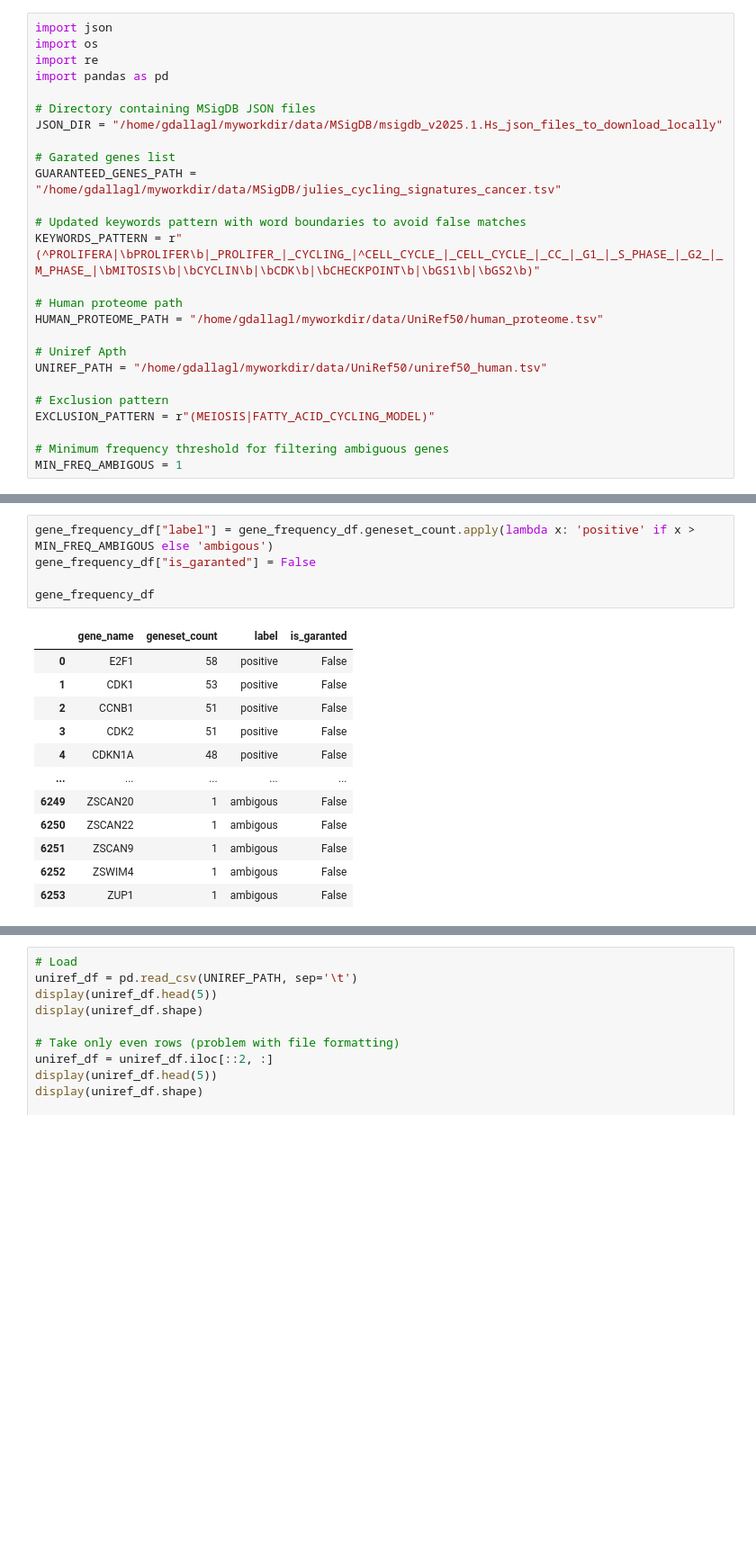
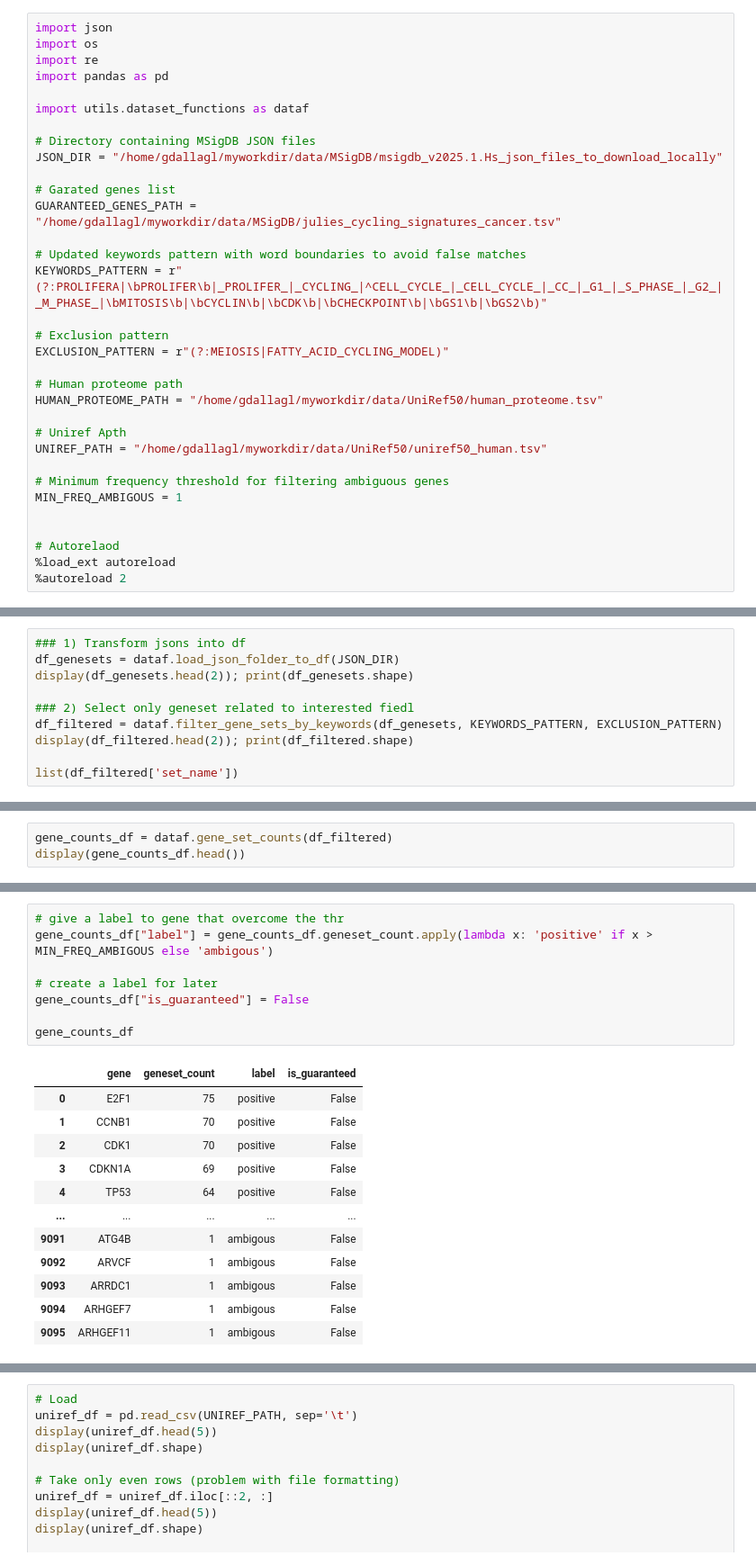
Before and after one commit to 8gabri8/ESMSec, a Jupyter notebook: creaet_cell_cycle_dataset.ipynb, the cells around one changed output, grey strips where cells are left out. Shown at 90% size. Saved outputs shown, nothing was run; the diff lists cells and outputs as text; blank space fills up the shorter version.

```diff
--- a/creaet_cell_cycle_dataset.ipynb
+++ b/creaet_cell_cycle_dataset.ipynb
@@ -8,6 +49,8 @@ import json
 import os
 import re
 import pandas as pd
+
+import utils.dataset_functions as dataf
 
 # Directory containing MSigDB JSON files
 JSON_DIR = "/home/gdallagl/myworkdir/data/MSigDB/msigdb_v2025.1.Hs_json_files_to_download_locally"
@@ -16,7 +59,10 @@ JSON_DIR = "/home/gdallagl/myworkdir/data/MSigDB/msigdb_v2025.1.Hs_json_files_to
 GUARANTEED_GENES_PATH = "/home/gdallagl/myworkdir/data/MSigDB/julies_cycling_signatures_cancer.tsv"
 
 # Updated keywords pattern with word boundaries to avoid false matches
-KEYWORDS_PATTERN = r"(^PROLIFERA|\bPROLIFER\b|_PROLIFER_|_CYCLING_|^CELL_CYCLE_|_CELL_CYCLE_|_CC_|_G1_|_S_PHASE_|_G2_|_M_PHASE_|\bMITOSIS\b|\bCYCLIN\b|\bCDK\b|\bCHECKPOINT\b|\bGS1\b|\bGS2\b)"
+KEYWORDS_PATTERN = r"(?:PROLIFERA|\bPROLIFER\b|_PROLIFER_|_CYCLING_|^CELL_CYCLE_|_CELL_CYCLE_|_CC_|_G1_|_S_PHASE_|_G2_|_M_PHASE_|\bMITOSIS\b|\bCYCLIN\b|\bCDK\b|\bCHECKPOINT\b|\bGS1\b|\bGS2\b)"
+
+# Exclusion pattern
+EXCLUSION_PATTERN = r"(?:MEIOSIS|FATTY_ACID_CYCLING_MODEL)"
 
 # Human proteome path
 HUMAN_PROTEOME_PATH = "/home/gdallagl/myworkdir/data/UniRef50/human_proteome.tsv"
@@ -24,8 +70,10 @@ HUMAN_PROTEOME_PATH = "/home/gdallagl/myworkdir/data/UniRef50/human_proteome.tsv
 # Uniref Apth
 UNIREF_PATH = "/home/gdallagl/myworkdir/data/UniRef50/uniref50_human.tsv"
 
-# Exclusion pattern
-EXCLUSION_PATTERN = r"(MEIOSIS|FATTY_ACID_CYCLING_MODEL)"
-
 # Minimum frequency threshold for filtering ambiguous genes
 MIN_FREQ_AMBIGOUS = 1
+
+
+# Autorelaod
+%load_ext autoreload
+%autoreload 2
@@ -235,0 +87,10 @@ gene_frequency_df
+# %%
+### 1) Transform jsons into df
+df_genesets = dataf.load_json_folder_to_df(JSON_DIR)
+display(df_genesets.head(2)); print(df_genesets.shape)
+
+### 2) Select only geneset related to interested fiedl
+df_filtered = dataf.filter_gene_sets_by_keywords(df_genesets, KEYWORDS_PATTERN, EXCLUSION_PATTERN)
+display(df_filtered.head(2)); print(df_filtered.shape)
+
+list(df_filtered['set_name'])
@@ -235,0 +125,3 @@ gene_frequency_df
+# %%
+gene_counts_df = dataf.gene_set_counts(df_filtered)
+display(gene_counts_df.head())
@@ -238,18 +138,21 @@ gene_frequency_df
 # %%
-gene_frequency_df["label"] = gene_frequency_df.geneset_count.apply(lambda x: 'positive' if x > MIN_FREQ_AMBIGOUS else 'ambigous')
-gene_frequency_df["is_garanted"] = False
+# give a label to gene that overcome the thr
+gene_counts_df["label"] = gene_counts_df.geneset_count.apply(lambda x: 'positive' if x > MIN_FREQ_AMBIGOUS else 'ambigous')
 
-gene_frequency_df
+# create a label for later
+gene_counts_df["is_guaranteed"] = False
+
+gene_counts_df
 # %% [output]
-|  | gene_name | geneset_count | label | is_garanted |
-| 0 | E2F1 | 58 | positive | False |
-| 1 | CDK1 | 53 | positive | False |
-| 2 | CCNB1 | 51 | positive | False |
-| 3 | CDK2 | 51 | positive | False |
-| 4 | CDKN1A | 48 | positive | False |
+|  | gene | geneset_count | label | is_guaranteed |
+| 0 | E2F1 | 75 | positive | False |
+| 1 | CCNB1 | 70 | positive | False |
+| 2 | CDK1 | 70 | positive | False |
+| 3 | CDKN1A | 69 | positive | False |
+| 4 | TP53 | 64 | positive | False |
 | ... | ... | ... | ... | ... |
-| 6249 | ZSCAN20 | 1 | ambigous | False |
-| 6250 | ZSCAN22 | 1 | ambigous | False |
-| 6251 | ZSCAN9 | 1 | ambigous | False |
-| 6252 | ZSWIM4 | 1 | ambigous | False |
-| 6253 | ZUP1 | 1 | ambigous | False |
+| 9091 | ATG4B | 1 | ambigous | False |
+| 9092 | ARVCF | 1 | ambigous | False |
+| 9093 | ARRDC1 | 1 | ambigous | False |
+| 9094 | ARHGEF7 | 1 | ambigous | False |
+| 9095 | ARHGEF11 | 1 | ambigous | False |
```
Also changed, not shown: parts of 22 cells of this notebook, 2 other files.
